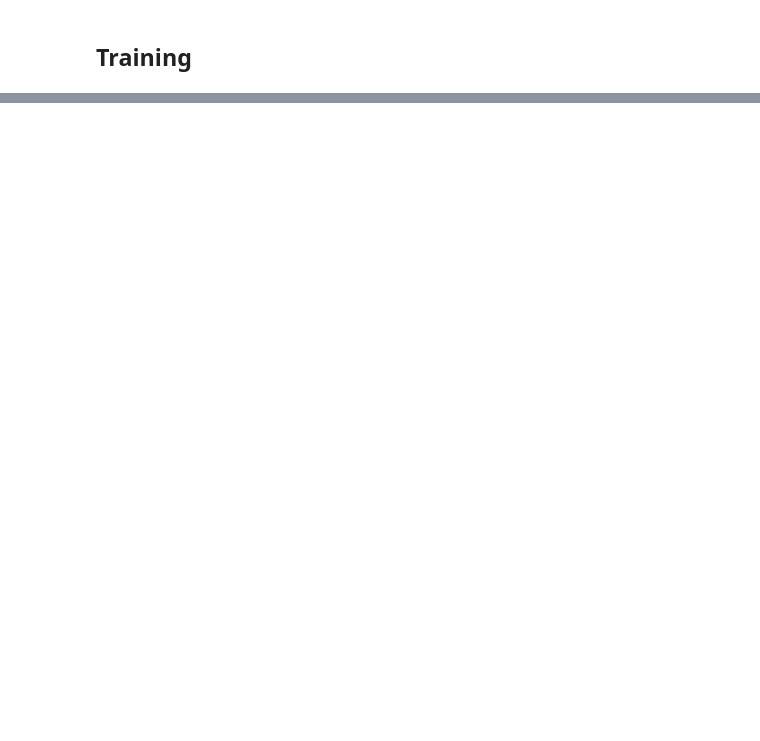
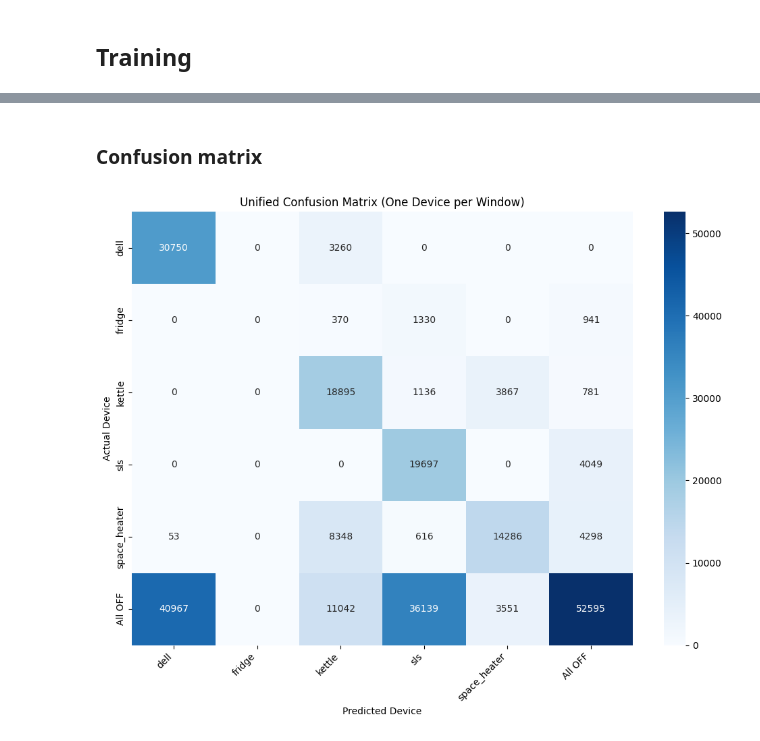
Before and after one commit to koyae/disag-with-light, a Jupyter notebook: train_and_compare.ipynb, the cells around one changed output, grey strips where cells are left out. Drawn from its saved outputs; the diff is of its cells as text; code cells hidden in the pictures; blank space fills up the shorter version.

```diff
--- a/train_and_compare.ipynb
+++ b/train_and_compare.ipynb
@@ -471,0 +868,5 @@ Epoch [3/3] | Batch [5200/5208] | Loss: 0.0520
+# %%
+smoothed_preds, targets = evaluate_with_smoothing(trained_model, test_loader, Device, classes, threshold=0.5, filter_size=5)
+
+# Run the sweep!
+evaluate_thresholds(trained_model, test_loader, Device, classes)
@@ -471,0 +992,62 @@ Epoch [3/3] | Batch [5200/5208] | Loss: 0.0520
+# %% [markdown]
+### Confusion matrix
+# %%
+import seaborn as sns
+import numpy as np
+from sklearn.metrics import confusion_matrix
+import matplotlib.pyplot as plt
+
+def plot_unified_confusion_matrix(model, loader, classes):
+    model.eval()
+    all_preds, all_targets = [], []
+
+    with torch.no_grad():
+        for inputs, targets in loader:
+            outputs = model(inputs.to(Device))
+            all_preds.append(outputs.cpu().numpy()) # Keep raw logits
+            all_targets.append(targets.cpu().numpy())
+
+    preds_flat = np.vstack(all_preds)
+    targets_flat = np.vstack(all_targets)
+
+    # 1. Filter out ANY window that contains a -1 (Uncertainty)
+    valid_mask = ~np.any(targets_flat == -1, axis=1)
+    y_true_clean = targets_flat[valid_mask]
+    y_pred_clean = preds_flat[valid_mask]
+
+    # 2. Add an "All OFF" class at the end
+    extended_classes = list(classes) + ['All OFF']
+    off_index = len(classes)
+
+    # 3. Convert Ground Truth to single integer classes
+    # If the row sum is 0, it's "All OFF". Otherwise, it's the argmax (the 1.0)
+    y_true_idx = np.where(y_true_clean.sum(axis=1) == 0,
+                          off_index,
+                          np.argmax(y_true_clean, axis=1))
+
+    # 4. Convert Predictions to single integer classes
+    # If the highest logit is <= 0 (model thinks everything is OFF), map to "All OFF"
+    # Otherwise, pick the device with the highest confidence
+    y_pred_idx = np.where(np.max(y_pred_clean, axis=1) <= 0,
+                          off_index,
+                          np.argmax(y_pred_clean, axis=1))
+
+    # 5. Generate the NxN Confusion Matrix
+    cm = confusion_matrix(y_true_idx, y_pred_idx, labels=range(len(extended_classes)))
+
+    # 6. Plot it!
+    plt.figure(figsize=(10, 8))
+    sns.heatmap(cm, annot=True, fmt='d', cmap='Blues',
+                xticklabels=extended_classes,
+                yticklabels=extended_classes)
+    plt.title("Unified Confusion Matrix (One Device per Window)")
+    plt.ylabel('Actual Device')
+    plt.xlabel('Predicted Device')
+    plt.xticks(rotation=45, ha='right')
+    plt.tight_layout()
+    plt.show()
+
+# plot_unified_confusion_matrix(trained_model, test_loader, classes)
+Image("visualizations\\lstm_confusion_matrix_micro_files_weighted_capped_3_epochs_globally_z_normalized.png")
+# %% [output]
+[figure, added]
```
Also changed, not shown: parts of 26 cells of this notebook, 1 other file.
